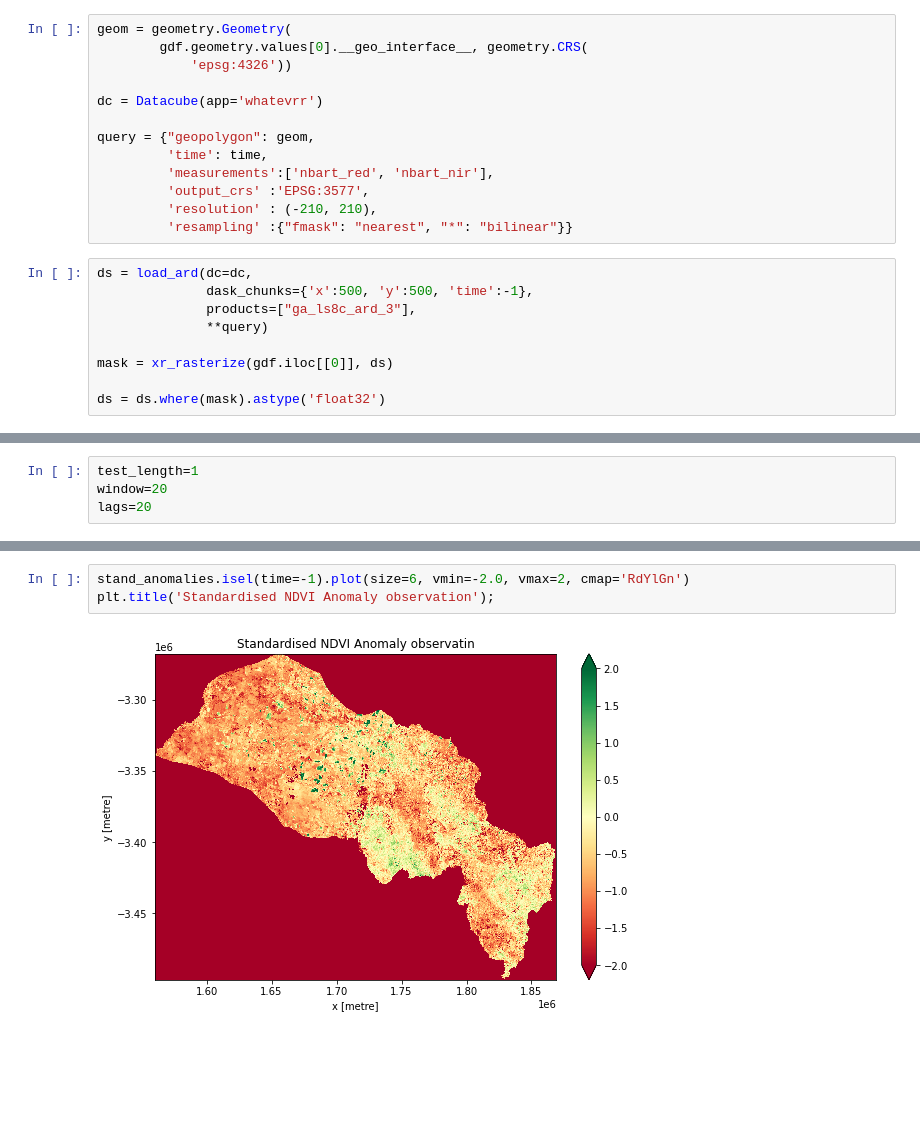
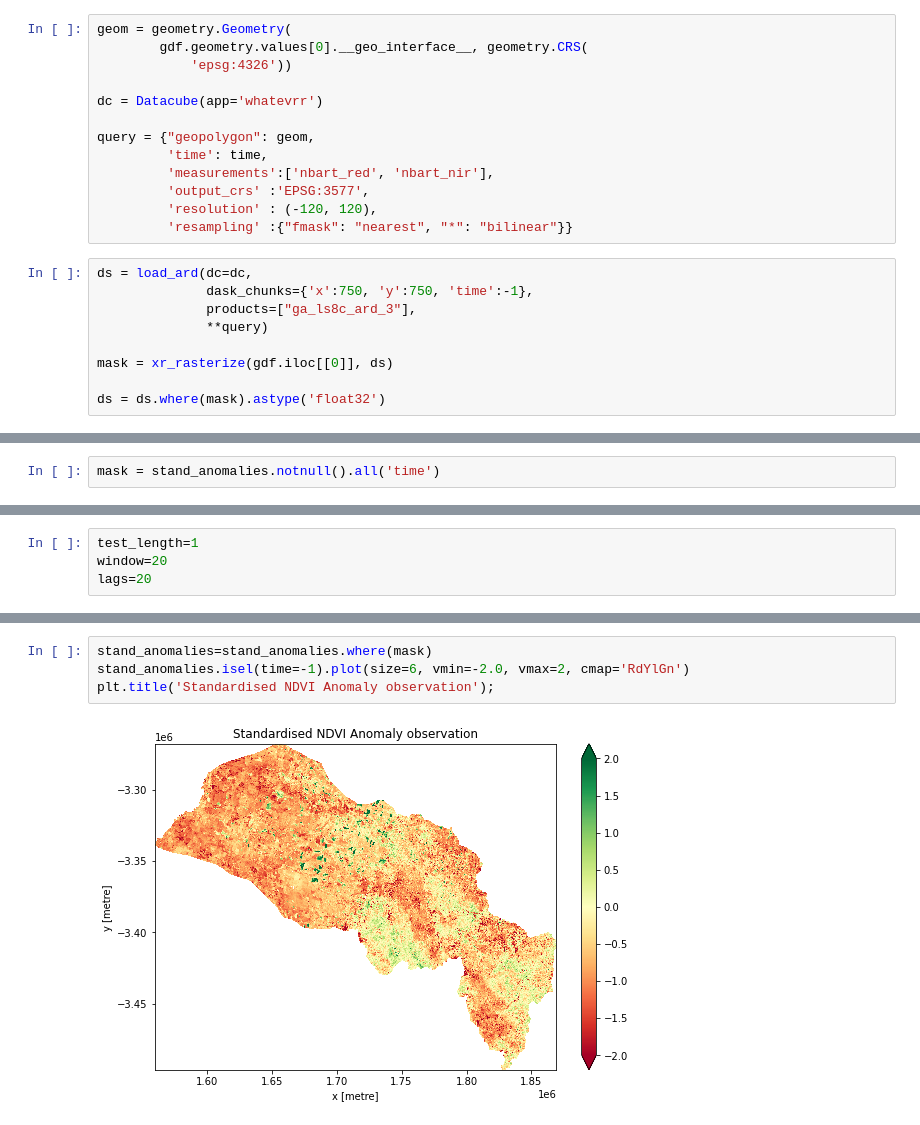
Before and after one commit to cbur24/vegetation_forecasts, a Jupyter notebook: catchment_scale_testing.ipynb, the cells around one changed output, grey strips where cells are left out. Drawn from its saved outputs; the diff is of its cells as text; blank space fills up the shorter version.

```diff
--- a/catchment_scale_testing.ipynb
+++ b/catchment_scale_testing.ipynb
@@ -63,11 +63,11 @@ query = {"geopolygon": geom,
          'time': time,
          'measurements':['nbart_red', 'nbart_nir'],
          'output_crs' :'EPSG:3577',
-         'resolution' : (-210, 210),
+         'resolution' : (-120, 120),
          'resampling' :{"fmask": "nearest", "*": "bilinear"}}
 # %%
 ds = load_ard(dc=dc,
-              dask_chunks={'x':500, 'y':500, 'time':-1},
+              dask_chunks={'x':750, 'y':750, 'time':-1},
               products=["ga_ls8c_ard_3"],
               **query)
 
@@ -209,0 +208,2 @@ stand_anomalies = stand_anomalies.fillna(-999)
+# %%
+mask = stand_anomalies.notnull().all('time')
@@ -278,8 +283,9 @@ plt.title('Standardised NDVI Anomaly one-month prediction');
 # %%
+stand_anomalies=stand_anomalies.where(mask)
 stand_anomalies.isel(time=-1).plot(size=6, vmin=-2.0, vmax=2, cmap='RdYlGn')
 plt.title('Standardised NDVI Anomaly observation');
 # %% [output]
-[figure, old version]
+[figure, new version]
 # %%
 diff = predict - stand_anomalies.isel(time=-1)
 
```
Also changed, not shown: parts of 9 cells of this notebook.
